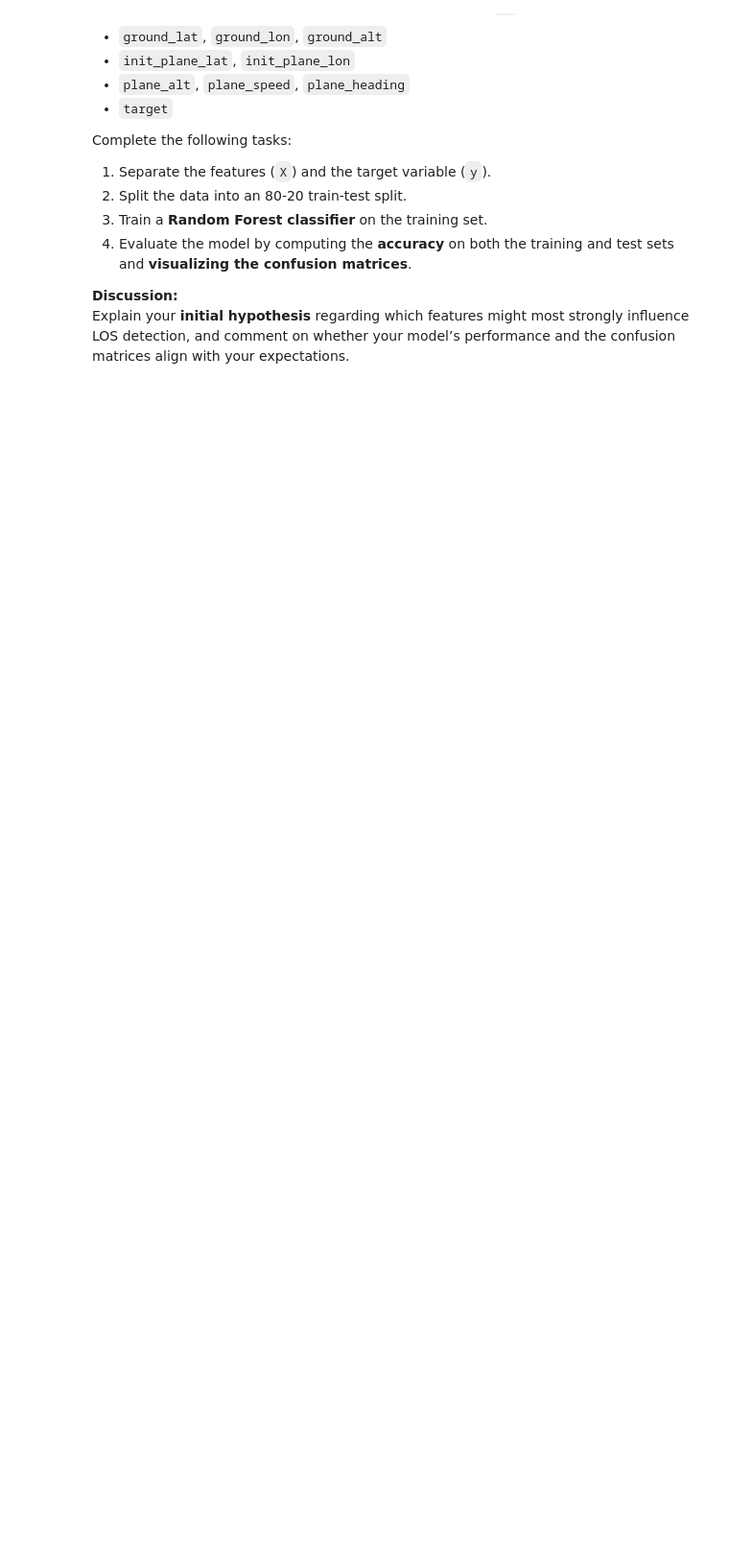
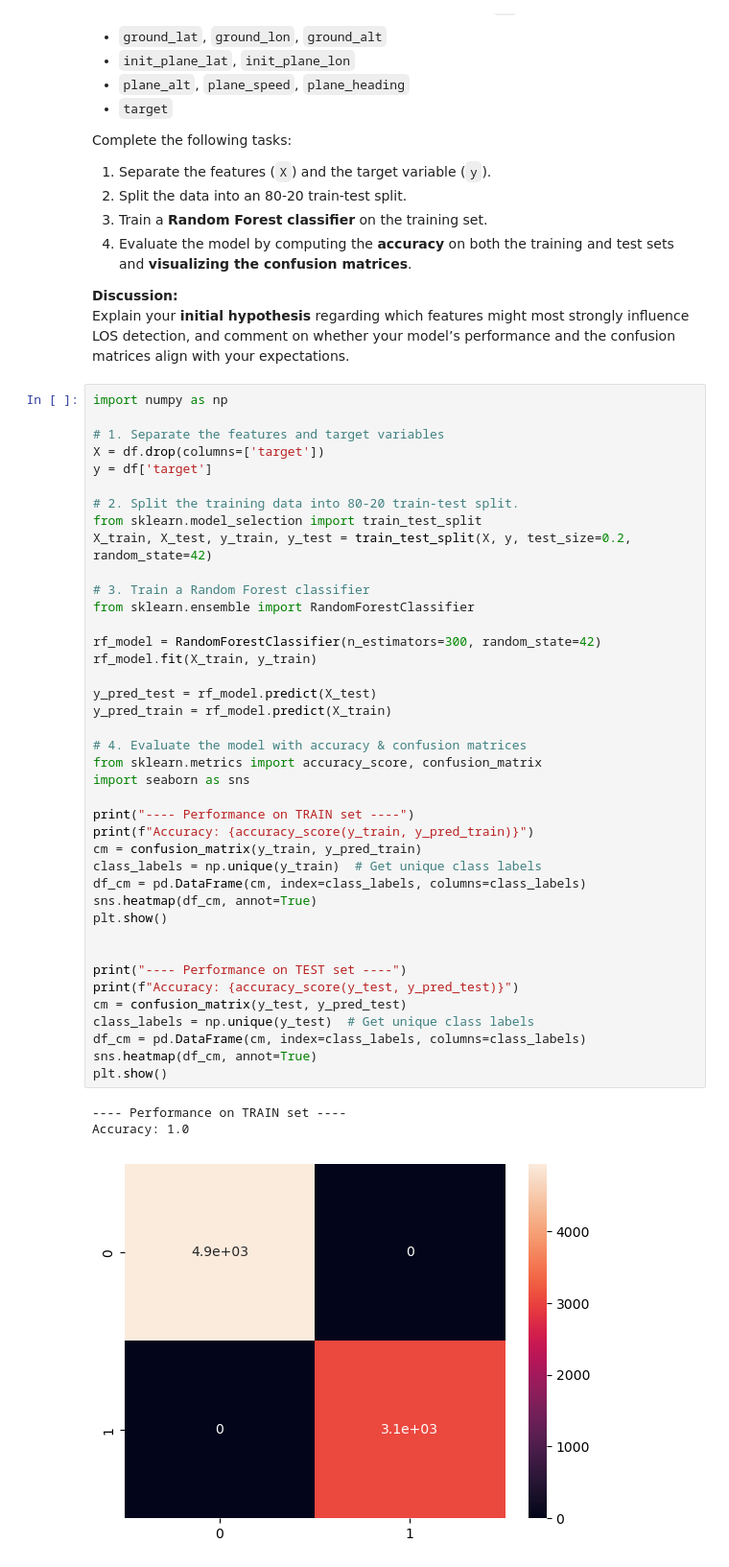
Before and after one commit to slomuscio/EN.685.621.programming_assignment_2, a Jupyter notebook: PA2.ipynb, the cells around one changed output. Shown at 96% size. Cells and saved outputs as stored; diff of their text form; blank space fills up the shorter version.

```diff
--- a/PA2.ipynb
+++ b/PA2.ipynb
@@ -592,3 +824,47 @@ Complete the following tasks:
 
 **Discussion:**
 Explain your **initial hypothesis** regarding which features might most strongly influence LOS detection, and comment on whether your model’s performance and the confusion matrices align with your expectations.
+# %%
+import numpy as np
+
+# 1. Separate the features and target variables
+X = df.drop(columns=['target'])
+y = df['target']
+
+# 2. Split the training data into 80-20 train-test split.
+from sklearn.model_selection import train_test_split
+X_train, X_test, y_train, y_test = train_test_split(X, y, test_size=0.2, random_state=42)
+
+# 3. Train a Random Forest classifier
+from sklearn.ensemble import RandomForestClassifier
+
+rf_model = RandomForestClassifier(n_estimators=300, random_state=42)
+rf_model.fit(X_train, y_train)
+
+y_pred_test = rf_model.predict(X_test)
+y_pred_train = rf_model.predict(X_train)
+
+# 4. Evaluate the model with accuracy & confusion matrices
+from sklearn.metrics import accuracy_score, confusion_matrix
+import seaborn as sns
+
+print("---- Performance on TRAIN set ----")
+print(f"Accuracy: {accuracy_score(y_train, y_pred_train)}")
+cm = confusion_matrix(y_train, y_pred_train)
+class_labels = np.unique(y_train)  # Get unique class labels
+df_cm = pd.DataFrame(cm, index=class_labels, columns=class_labels)
+sns.heatmap(df_cm, annot=True)
+plt.show()
+
+
+print("---- Performance on TEST set ----")
+print(f"Accuracy: {accuracy_score(y_test, y_pred_test)}")
+cm = confusion_matrix(y_test, y_pred_test)
+class_labels = np.unique(y_test)  # Get unique class labels
+df_cm = pd.DataFrame(cm, index=class_labels, columns=class_labels)
+sns.heatmap(df_cm, annot=True)
+plt.show()
+# %% [output]
+---- Performance on TRAIN set ----
+Accuracy: 1.0
+[figure, added]
```
Also changed, not shown: parts of 10 cells of this notebook.
